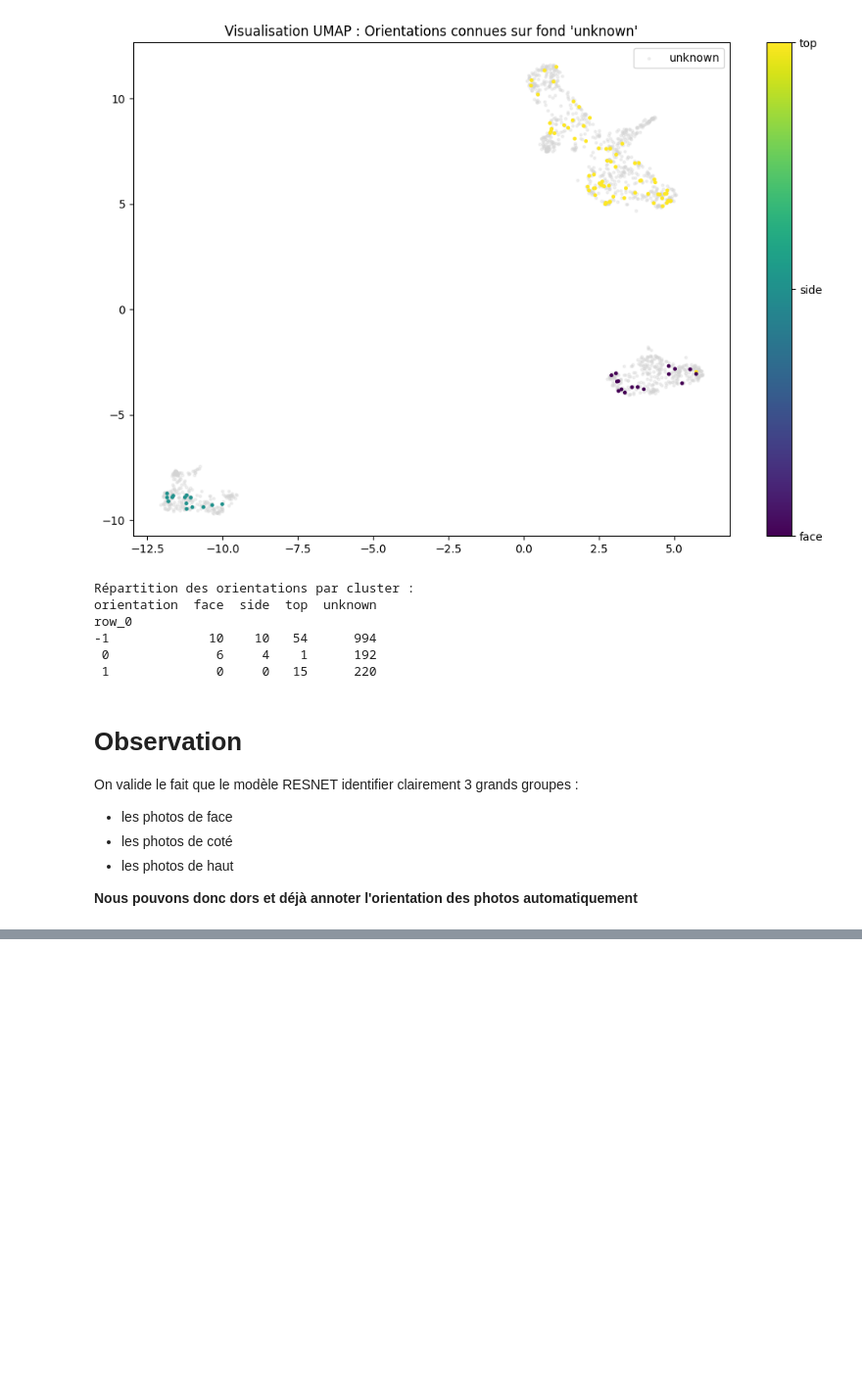
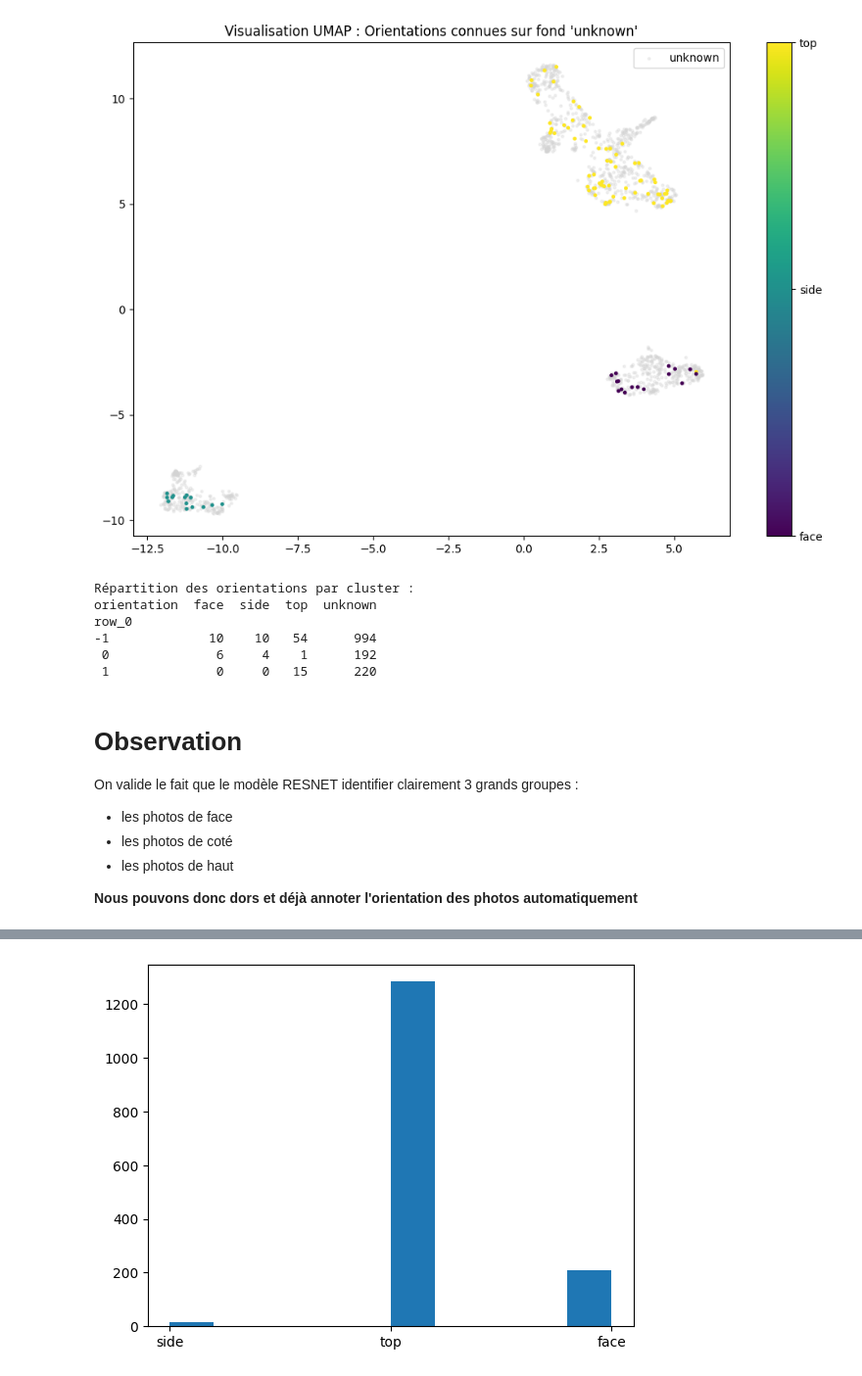
Before and after one commit to RandomFab/BRAINSCANAI, a Jupyter notebook: notebooks/Clustering_images.ipynb, the cells around one changed output, grey strips where cells are left out. Shown at 98% size. Drawn from its saved outputs; the diff is of its cells as text; code cells hidden in the pictures; blank space fills up the shorter version.

```diff
--- a/notebooks/Clustering_images.ipynb
+++ b/notebooks/Clustering_images.ipynb
@@ -218,2 +234,8 @@ Name: count, dtype: int64
 # %%
 df_merged.to_parquet(BASE_DIR / "mri_dataset_brain_cancer_oc" / "images_orientation.parquet")
+# %%
+plt.hist(df_merged['weak_orientation'])
+
+plt.show()
+# %% [output]
+[figure, added]
```
Also changed, not shown: parts of 4 cells of this notebook, 2 other files.
